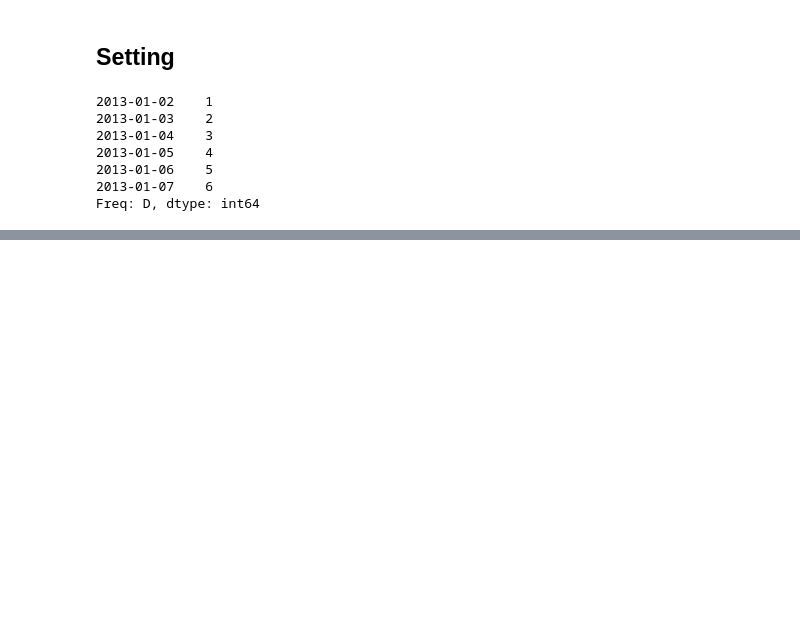
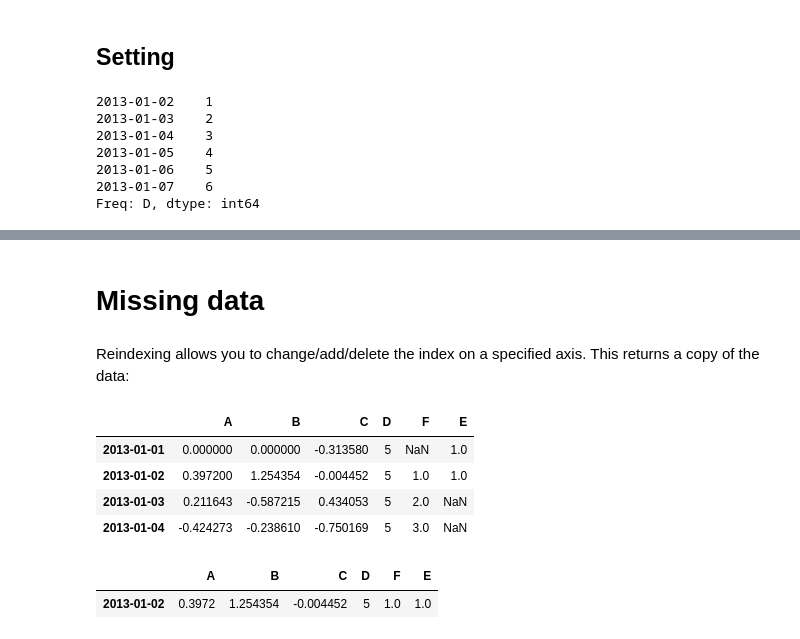
Before and after one commit to wjh-eng/python_learning_pandas, a Jupyter notebook: user_guide/startup.ipynb, the cells around one changed output, grey strips where cells are left out. Drawn from its saved outputs; the diff is of its cells as text; code cells hidden in the pictures; blank space fills up the shorter version.

```diff
--- a/user_guide/startup.ipynb
+++ b/user_guide/startup.ipynb
@@ -365,0 +365,21 @@ df2
+# %% [markdown]
+# Missing data
+# %%
+df1 = df.reindex(index=dates[0:4], columns=list(df.columns) + ["E"])
+# %% [markdown]
+Reindexing allows you to change/add/delete the index on a specified axis. This returns a copy of the data:
+# %%
+df1.loc[dates[0] : dates[1], "E"] = 1
+# %%
+df1
+# %% [output]
+|  | A | B | C | D | F | E |
+| 2013-01-01 | 0.000000 | 0.000000 | -0.313580 | 5 | NaN | 1.0 |
+| 2013-01-02 | 0.397200 | 1.254354 | -0.004452 | 5 | 1.0 | 1.0 |
+| 2013-01-03 | 0.211643 | -0.587215 | 0.434053 | 5 | 2.0 | NaN |
+| 2013-01-04 | -0.424273 | -0.238610 | -0.750169 | 5 | 3.0 | NaN |
+# %%
+df1.dropna(how="any")
+# %% [output]
+|  | A | B | C | D | F | E |
+| 2013-01-02 | 0.3972 | 1.254354 | -0.004452 | 5 | 1.0 | 1.0 |
```
Also changed, not shown: parts of 50 cells of this notebook.
